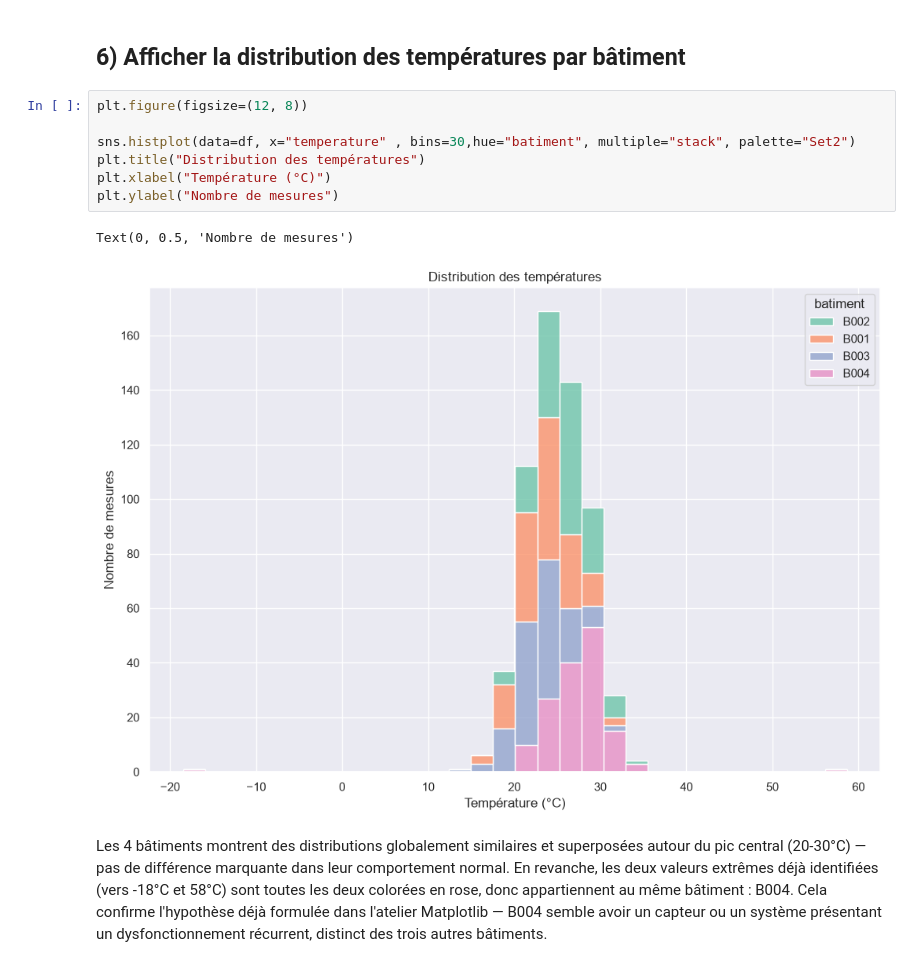
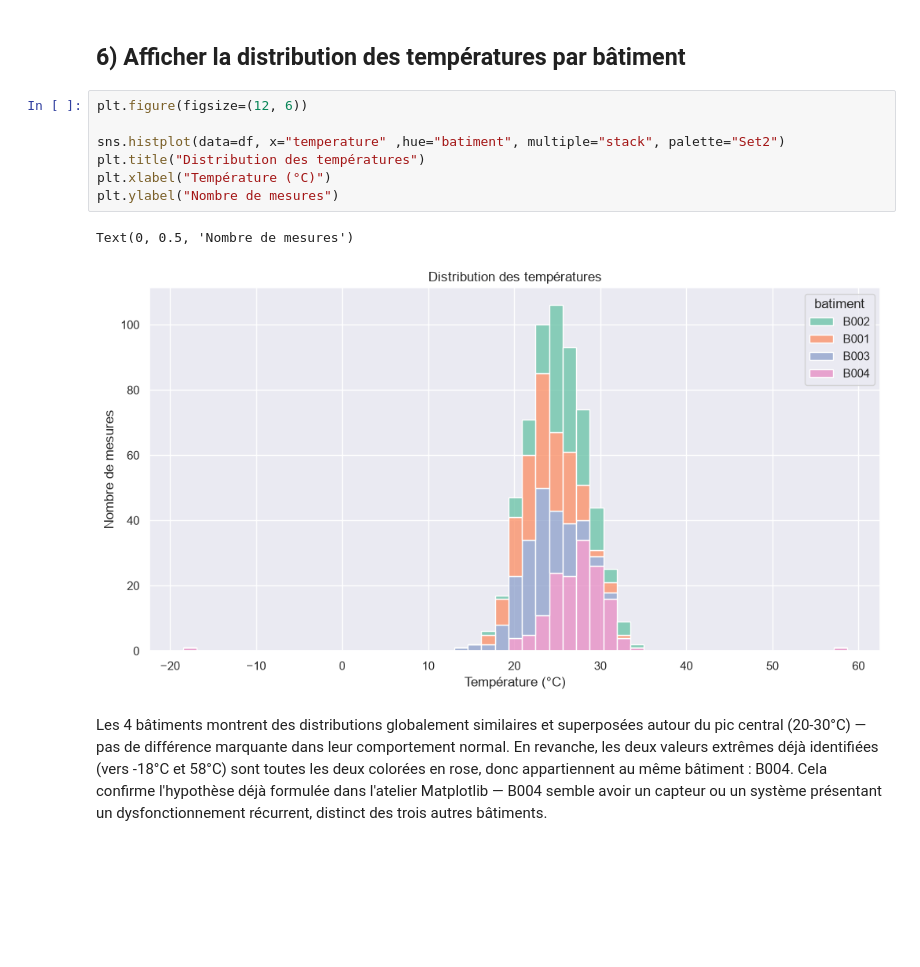
Before and after one commit to Mayra-99/atelier_seaborn_iot, a Jupyter notebook: notebooks/atelier_seaborn_iot.ipynb, the cells around one changed output. Saved outputs shown, nothing was run; the diff lists cells and outputs as text; blank space fills up the shorter version.

```diff
--- a/notebooks/atelier_seaborn_iot.ipynb
+++ b/notebooks/atelier_seaborn_iot.ipynb
@@ -114,15 +114,15 @@ précise des mesures centrales.
 # %% [markdown]
 ## 6) Afficher la distribution des températures par bâtiment
 # %%
-plt.figure(figsize=(12, 8))
+plt.figure(figsize=(12, 6))
 
-sns.histplot(data=df, x="temperature" , bins=30,hue="batiment", multiple="stack", palette="Set2")
+sns.histplot(data=df, x="temperature" ,hue="batiment", multiple="stack", palette="Set2")
 plt.title("Distribution des températures")
 plt.xlabel("Température (°C)")
 plt.ylabel("Nombre de mesures")
 # %% [output]
 Text(0, 0.5, 'Nombre de mesures')
-[figure, old version]
+[figure, new version]
 # %% [markdown]
 
 
```
Also changed, not shown: parts of 10 cells of this notebook.
